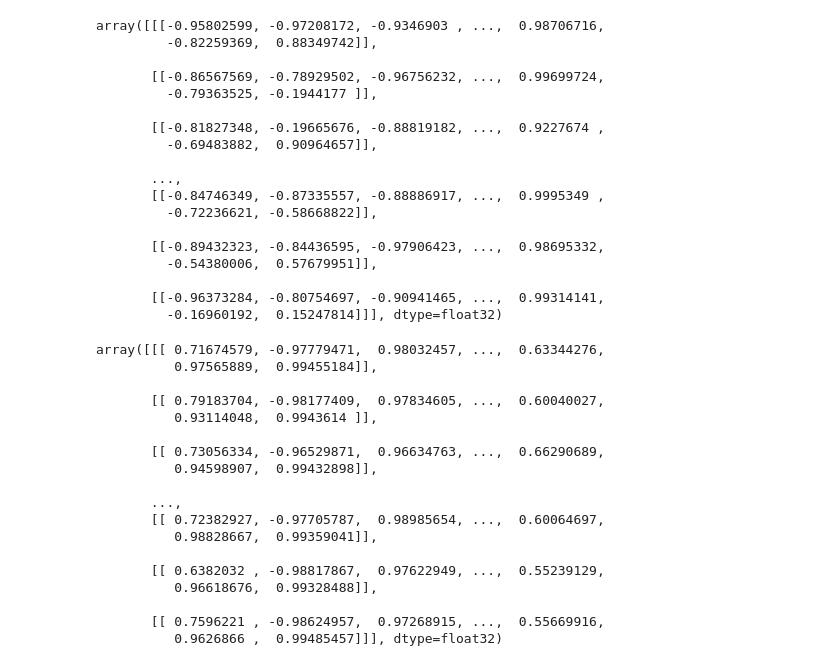
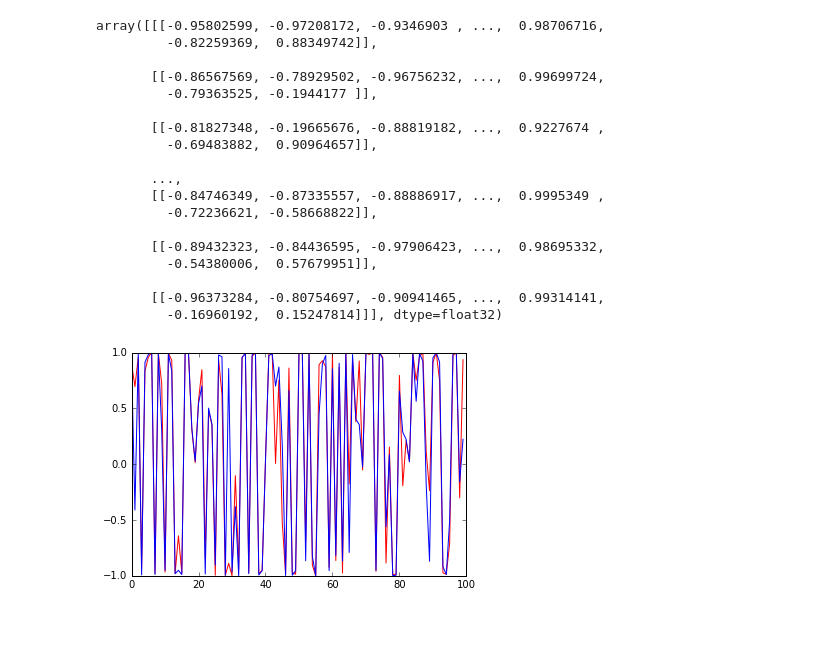
Before and after one commit to faucetsdn/poseidon, a Jupyter notebook: notebooks/advesarial/seq2seqUNSUP.ipynb, the cells around one changed output. Cells and saved outputs as stored; diff of their text form; code cells hidden in the pictures; blank space fills up the shorter version.

Commit message:
merged train_deep_classifier

```diff
--- a/notebooks/advesarial/seq2seqUNSUP.ipynb
+++ b/notebooks/advesarial/seq2seqUNSUP.ipynb
@@ -681,5 +754,8 @@ precost2 = -T.sum(T.sum(precost, axis = 2), axis = 1)
 # %%
-cost = T.mean(precost2)
+recon_cost = T.mean(precost2)#T.sum(T.sqr(X-out))
+kl_cost = 0.5 * T.sum(1 + 2 * log_sigma - mu ** 2 - T.exp(2 * log_sigma))
+cost = recon_cost - kl_cost
+#cost = T.mean(precost2)
 #cost = T.mean(BinaryCrossEntropy().apply(predX, softout))
 cg = ComputationGraph([cost])
 
@@ -693,8 +769,3 @@ updates = Adam(params, cost, learning_rate, c=1) #c is gradient clipping paramet
 #gradients = T.grad(cost, params)
 #gradients = clip_norms(gradients, 1)
 #gradientFun = theano.function([X], gradients, allow_input_downcast=True)
-
-print "compiling you beautiful person"
-train = theano.function([X], [cost, hContext], updates = updates, allow_input_downcast=True)
-predict = theano.function([X], [softout, hContext], allow_input_downcast=True)
-print "finished compiling"
@@ -703,0 +778,5 @@ finished compiling
+# %%
+print "compiling you beautiful person"
+train = theano.function([X, e], [cost, hContext], updates = updates, allow_input_downcast=True)
+predict = theano.function([X, e], [softout, hContext], allow_input_downcast=True)
+print "finished compiling"
@@ -752,7 +833,7 @@ for epoch in xrange(epochs):
 
         sessionsMinibatch = np.asarray(trainingSessions).reshape((batch_size*maxPackets, packetTimeSteps, 1, dimIn))
 
-        costfun = train(sessionsMinibatch)
+        costfun = train(sessionsMinibatch, np.random.randn(zdim, batch_size))
         costCollect.append(costfun[0])
 
 
@@ -861,28 +924,15 @@ array([[[-0.95802599, -0.97208172, -0.9346903 , ...,  0.98706716,
        [[-0.96373284, -0.80754697, -0.90941465, ...,  0.99314141,
          -0.16960192,  0.15247814]]], dtype=float32)
 # %%
-predict(sessionsMinibatch)[1][:,-1] #new
+tester = predict(sessionsMinibatch)[1][:,-1] #new
-# %% [output]
-array([[[ 0.71674579, -0.97779471,  0.98032457, ...,  0.63344276,
-          0.97565889,  0.99455184]],
-
-       [[ 0.79183704, -0.98177409,  0.97834605, ...,  0.60040027,
-          0.93114048,  0.9943614 ]],
-
-       [[ 0.73056334, -0.96529871,  0.96634763, ...,  0.66290689,
-          0.94598907,  0.99432898]],
-
-       ...,
-       [[ 0.72382927, -0.97705787,  0.98985654, ...,  0.60064697,
-          0.98828667,  0.99359041]],
-
-       [[ 0.6382032 , -0.98817867,  0.97622949, ...,  0.55239129,
-          0.96618676,  0.99328488]],
-
-       [[ 0.7596221 , -0.98624957,  0.97268915, ...,  0.55669916,
-          0.9626866 ,  0.99485457]]], dtype=float32)
 # %%
 import matplotlib.pyplot as plt
+# %%
+t = range(len(tester[0].flatten()))
+plt.plot(t, tester[0].flatten(), 'r', t, tester[4].flatten(), 'b')
+plt.show()
+# %% [output]
+[figure, added]
 # %%
 #Three huge extension:
 #    CHECK 1) give encoder to all decoding time steps
```
Also changed, not shown: parts of 12 cells of this notebook, 2 other files.
